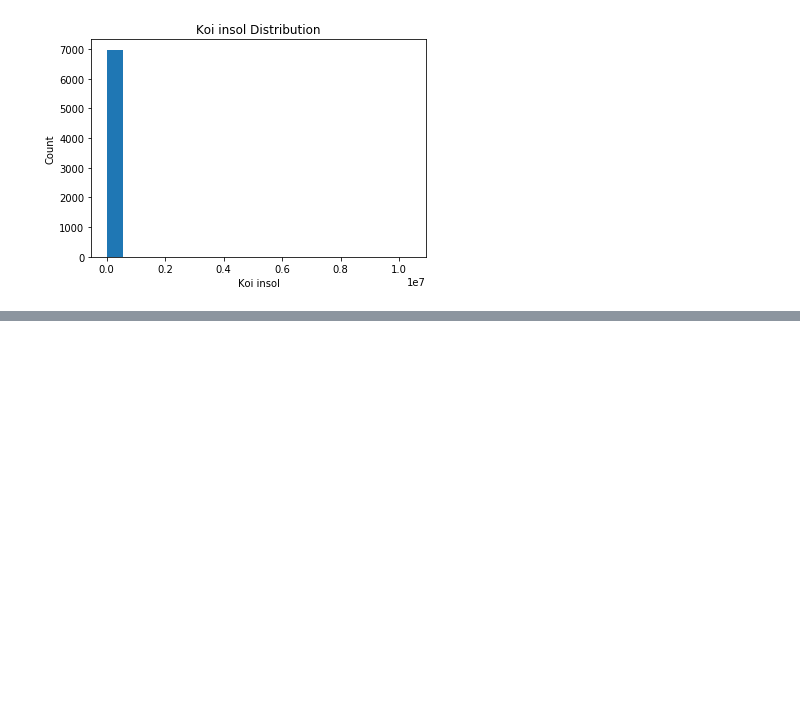
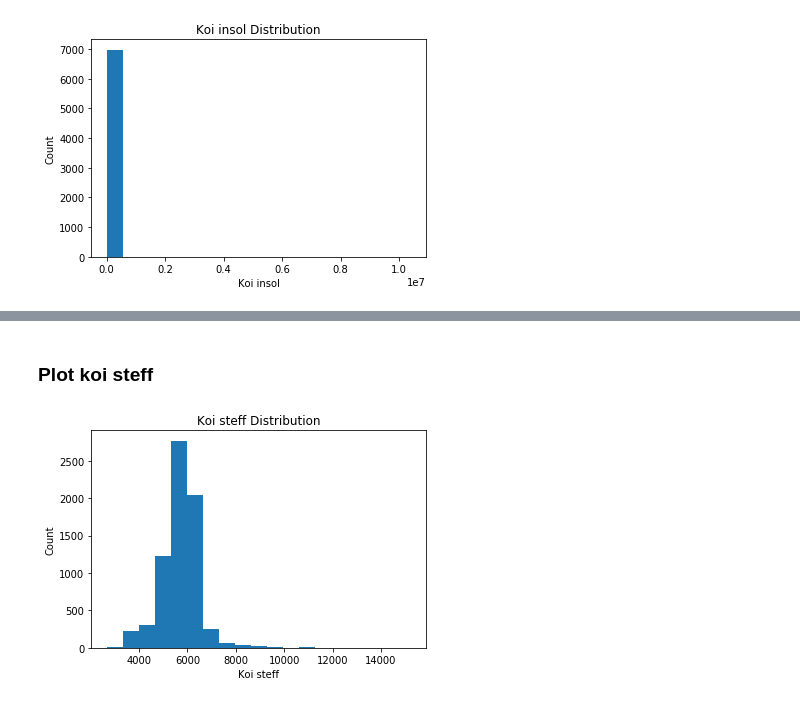
Before and after one commit to camiloibanez/Exoplanet-ML-Classifier, a Jupyter notebook: starter_code/Analysis.ipynb, the cells around one changed output, grey strips where cells are left out. Saved outputs shown, nothing was run; the diff lists cells and outputs as text; code cells hidden in the pictures; blank space fills up the shorter version.

```diff
--- a/starter_code/Analysis.ipynb
+++ b/starter_code/Analysis.ipynb
@@ -188,0 +217,16 @@ plt.show()
+# %% [markdown]
+### Plot koi steff
+# %%
+min_koi_steff = math.floor(min(df['koi_steff']))
+max_koi_steff = math.ceil(max(df['koi_steff'])) + 5
+w = math.ceil((max_koi_steff - min_koi_steff)/20)
+
+bin_list = list(range(min_koi_steff, max_koi_steff, w))
+plt.hist(x=df['koi_steff'], bins=bin_list)
+plt.title('Koi steff Distribution')
+plt.ylabel("Count")
+plt.xlabel("Koi steff")
+
+plt.show()
+# %% [output]
+[figure, added]
```
Also changed, not shown: parts of 8 cells of this notebook.
